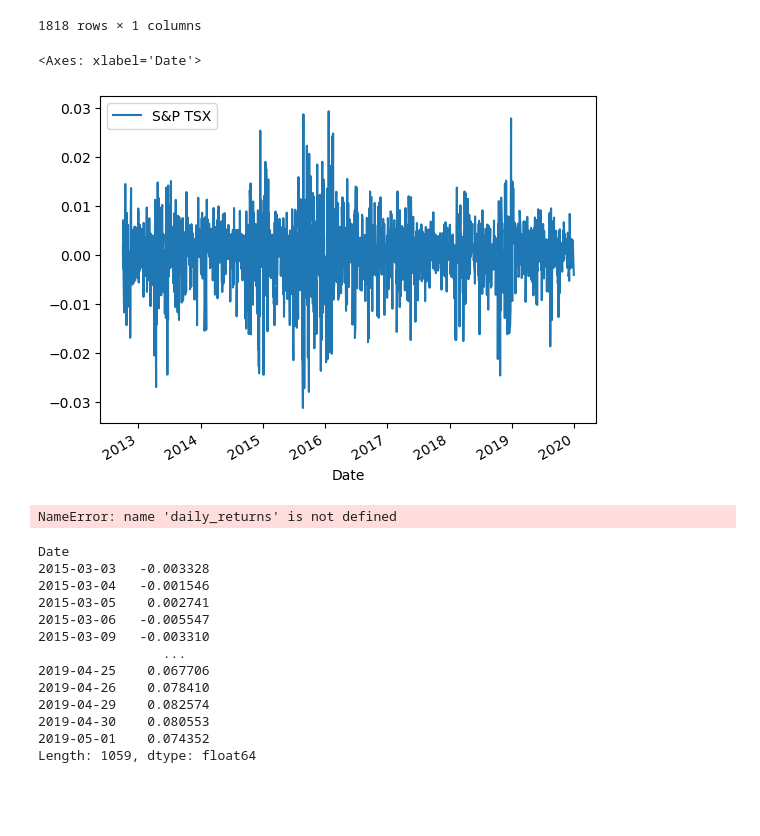
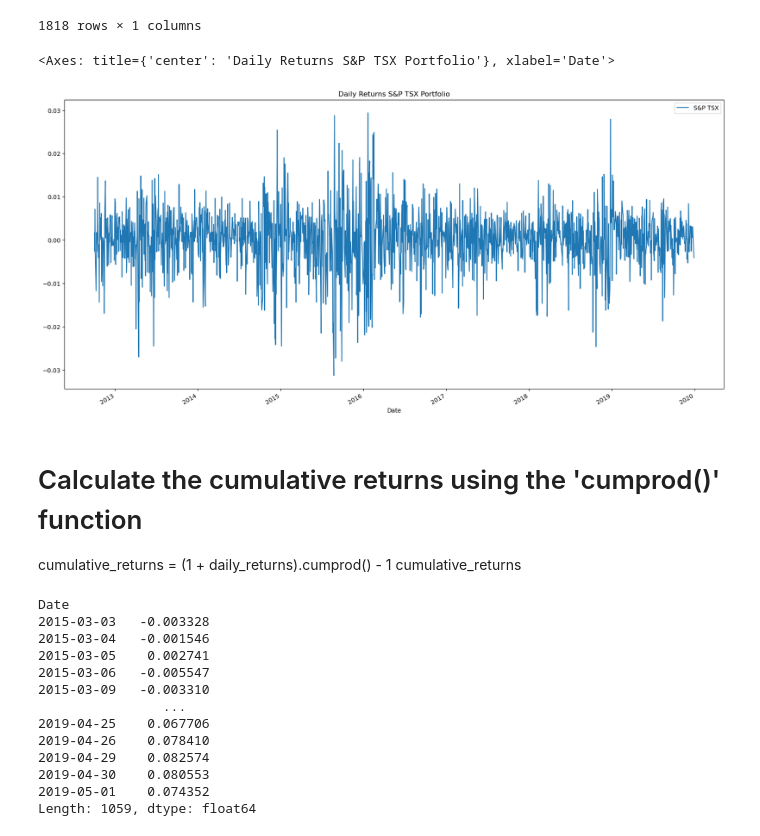
Before and after one commit to sophiepearldgn/Module-4, a Jupyter notebook: Module4.ipynb, the cells around one changed output. Saved outputs shown, nothing was run; the diff lists cells and outputs as text; code cells hidden in the pictures; blank space fills up the shorter version.

```diff
--- a/Module4.ipynb
+++ b/Module4.ipynb
@@ -388,16 +391,14 @@ sp_tsx_portfolio_returns
 1818 rows × 1 columns
 # %%
 # plot daily returns over 5 years
-sp_tsx_portfolio_returns.plot()
+sp_tsx_portfolio_returns.plot(figsize=(20,10), title="Daily Returns S&P TSX Portfolio")
 # %% [output]
-<Axes: xlabel='Date'>
+<Axes: title={'center': 'Daily Returns S&P TSX Portfolio'}, xlabel='Date'>
-[figure, old version]
+[figure, new version]
-# %%
-# Calculate the cumulative returns using the 'cumprod()' function
-cumulative_returns = (1 + daily_returns).cumprod() - 1
-cumulative_returns
-# %% [output]
-NameError: name 'daily_returns' is not defined
+# %% [markdown]
+# Calculate the cumulative returns using the 'cumprod()' function
+cumulative_returns = (1 + daily_returns).cumprod() - 1
+cumulative_returns
 # %%
 # Calculating the cumulative returns using the 'cumprod()' function
 cummulative_whale_portfolio_returns = (1 + whale_portfolio_returns).cumprod()-1
```
Also changed, not shown: parts of 35 cells of this notebook.
